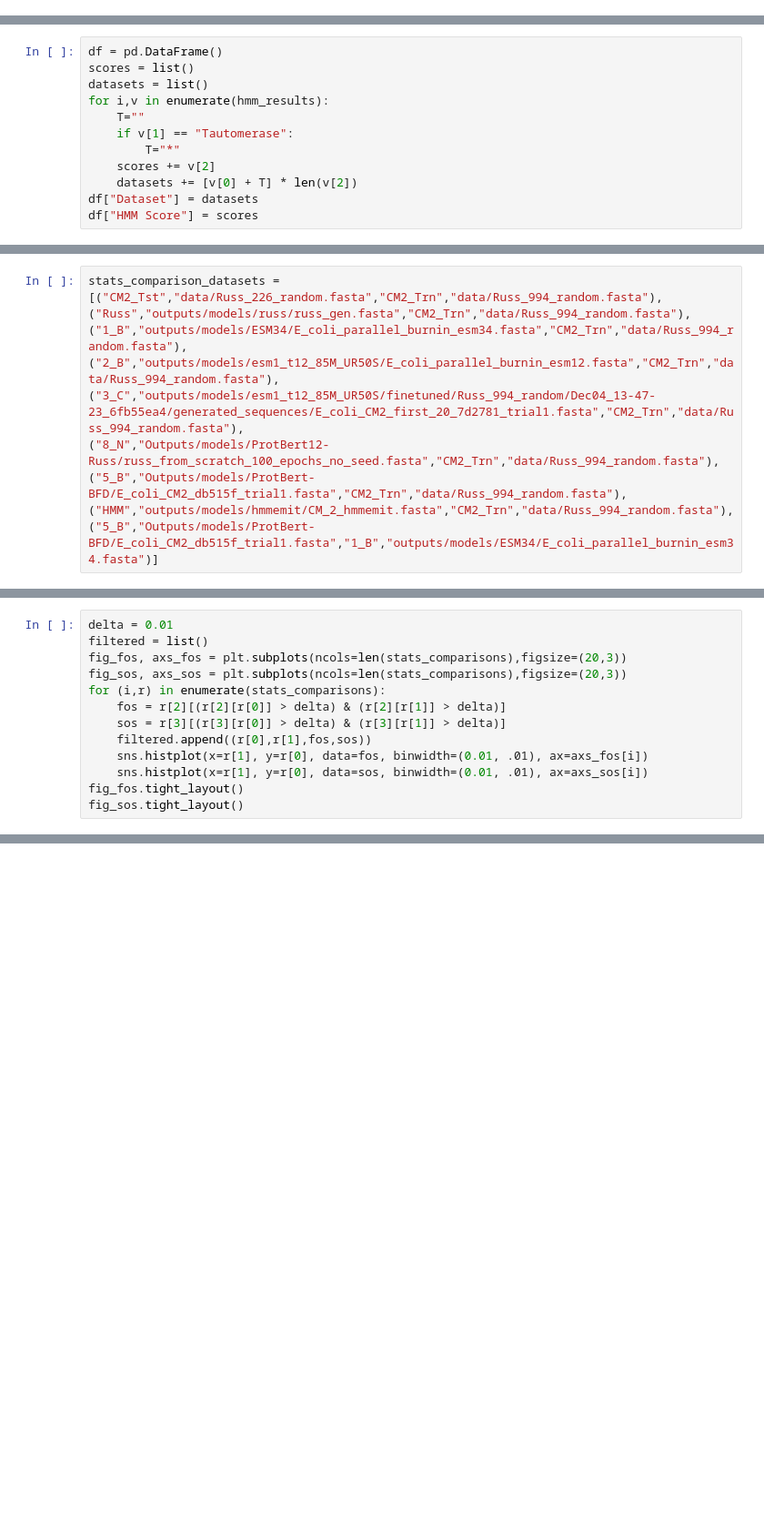
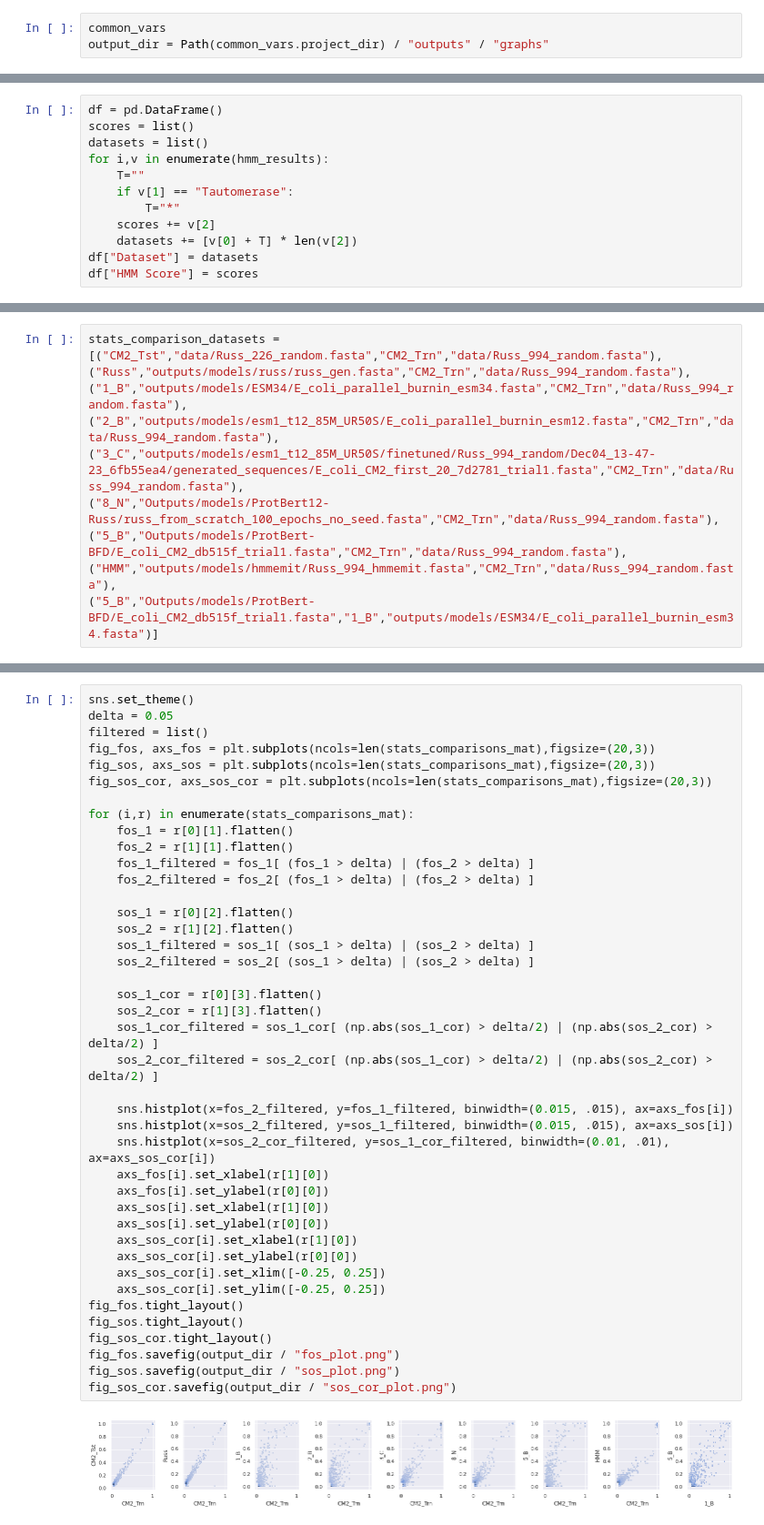
Before and after one commit to seanrjohnson/protein_gibbs_sampler, a Jupyter notebook: src/tasks/evaluation/sequence_stats.ipynb, the cells around one changed output, grey strips where cells are left out. Shown at 91% size. Saved outputs shown, nothing was run; the diff lists cells and outputs as text; blank space fills up the shorter version.

```diff
--- a/src/tasks/evaluation/sequence_stats.ipynb
+++ b/src/tasks/evaluation/sequence_stats.ipynb
@@ -18,3 +14,6 @@ common_vars
+# %%
+common_vars
+output_dir = Path(common_vars.project_dir) / "outputs" / "graphs"
 # %%
 HMM_paths = {"CM_2": Path(common_vars.project_dir) / "data"/ "CM_2.hmm", "Tautomerase": Path(common_vars.project_dir) / "data"/ "Tautomerase.hmm"}
 # %%
@@ -124,6 +81,6 @@ stats_comparison_datasets = [("CM2_Tst","data/Russ_226_random.fasta","CM2_Trn","
 ("3_C","outputs/models/esm1_t12_85M_UR50S/finetuned/Russ_994_random/Dec04_13-47-23_6fb55ea4/generated_sequences/E_coli_CM2_first_20_7d2781_trial1.fasta","CM2_Trn","data/Russ_994_random.fasta"),
 ("8_N","Outputs/models/ProtBert12-Russ/russ_from_scratch_100_epochs_no_seed.fasta","CM2_Trn","data/Russ_994_random.fasta"),
 ("5_B","Outputs/models/ProtBert-BFD/E_coli_CM2_db515f_trial1.fasta","CM2_Trn","data/Russ_994_random.fasta"),
-("HMM","outputs/models/hmmemit/CM_2_hmmemit.fasta","CM2_Trn","data/Russ_994_random.fasta"),
+("HMM","outputs/models/hmmemit/Russ_994_hmmemit.fasta","CM2_Trn","data/Russ_994_random.fasta"),
 ("5_B","Outputs/models/ProtBert-BFD/E_coli_CM2_db515f_trial1.fasta","1_B","outputs/models/ESM34/E_coli_parallel_burnin_esm34.fasta")]
 # %%
@@ -148,13 +120,0 @@ for r in stats_comparison_datasets:
-# %%
-delta = 0.01
-filtered = list()
-fig_fos, axs_fos = plt.subplots(ncols=len(stats_comparisons),figsize=(20,3))
-fig_sos, axs_sos = plt.subplots(ncols=len(stats_comparisons),figsize=(20,3))
-for (i,r) in enumerate(stats_comparisons):
-    fos = r[2][(r[2][r[0]] > delta) & (r[2][r[1]] > delta)]
-    sos = r[3][(r[3][r[0]] > delta) & (r[3][r[1]] > delta)]
-    filtered.append((r[0],r[1],fos,sos))
-    sns.histplot(x=r[1], y=r[0], data=fos, binwidth=(0.01, .01), ax=axs_fos[i])
-    sns.histplot(x=r[1], y=r[0], data=sos, binwidth=(0.01, .01), ax=axs_sos[i])
-fig_fos.tight_layout()
-fig_sos.tight_layout()
@@ -252,0 +121,43 @@ fig_sos.tight_layout()
+# %%
+sns.set_theme()
+delta = 0.05
+filtered = list()
+fig_fos, axs_fos = plt.subplots(ncols=len(stats_comparisons_mat),figsize=(20,3))
+fig_sos, axs_sos = plt.subplots(ncols=len(stats_comparisons_mat),figsize=(20,3))
+fig_sos_cor, axs_sos_cor = plt.subplots(ncols=len(stats_comparisons_mat),figsize=(20,3))
+
+for (i,r) in enumerate(stats_comparisons_mat):
+    fos_1 = r[0][1].flatten()
+    fos_2 = r[1][1].flatten()
+    fos_1_filtered = fos_1[ (fos_1 > delta) | (fos_2 > delta) ]
+    fos_2_filtered = fos_2[ (fos_1 > delta) | (fos_2 > delta) ]
+
+    sos_1 = r[0][2].flatten()
+    sos_2 = r[1][2].flatten()
+    sos_1_filtered = sos_1[ (sos_1 > delta) | (sos_2 > delta) ]
+    sos_2_filtered = sos_2[ (sos_1 > delta) | (sos_2 > delta) ]
+
+    sos_1_cor = r[0][3].flatten()
+    sos_2_cor = r[1][3].flatten()
+    sos_1_cor_filtered = sos_1_cor[ (np.abs(sos_1_cor) > delta/2) | (np.abs(sos_2_cor) > delta/2) ]
+    sos_2_cor_filtered = sos_2_cor[ (np.abs(sos_1_cor) > delta/2) | (np.abs(sos_2_cor) > delta/2) ]
+
+    sns.histplot(x=fos_2_filtered, y=fos_1_filtered, binwidth=(0.015, .015), ax=axs_fos[i])
+    sns.histplot(x=sos_2_filtered, y=sos_1_filtered, binwidth=(0.015, .015), ax=axs_sos[i])
+    sns.histplot(x=sos_2_cor_filtered, y=sos_1_cor_filtered, binwidth=(0.01, .01), ax=axs_sos_cor[i])
+    axs_fos[i].set_xlabel(r[1][0])
+    axs_fos[i].set_ylabel(r[0][0])
+    axs_sos[i].set_xlabel(r[1][0])
+    axs_sos[i].set_ylabel(r[0][0])
+    axs_sos_cor[i].set_xlabel(r[1][0])
+    axs_sos_cor[i].set_ylabel(r[0][0])
+    axs_sos_cor[i].set_xlim([-0.25, 0.25])
+    axs_sos_cor[i].set_ylim([-0.25, 0.25])
+fig_fos.tight_layout()
+fig_sos.tight_layout()
+fig_sos_cor.tight_layout()
+fig_fos.savefig(output_dir / "fos_plot.png")
+fig_sos.savefig(output_dir / "sos_plot.png")
+fig_sos_cor.savefig(output_dir / "sos_cor_plot.png")
+# %% [output]
+[figure, added]
```
Also changed, not shown: parts of 13 cells of this notebook, 18 other files.
